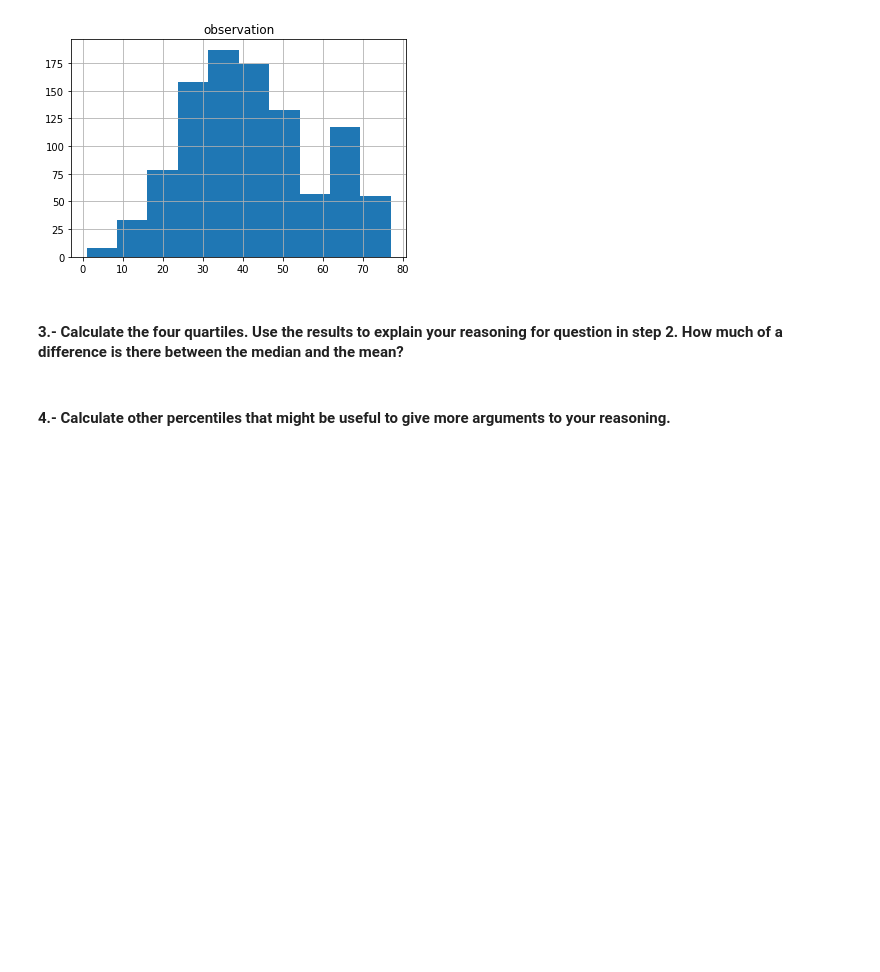
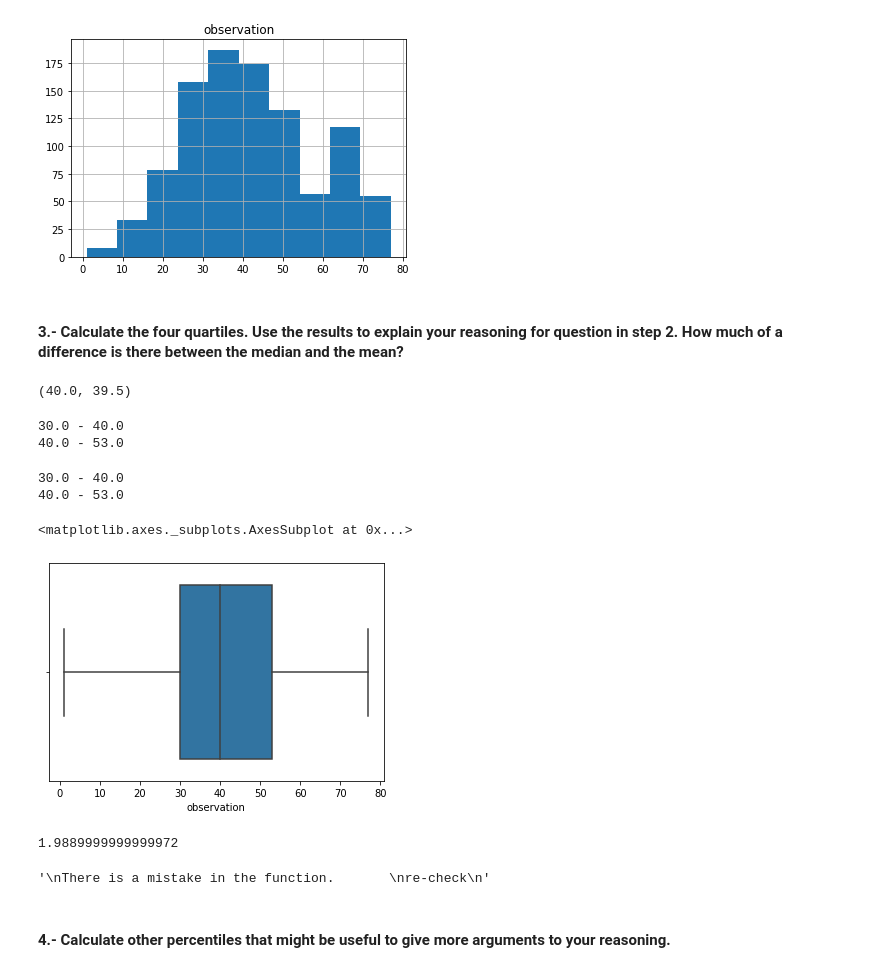
Before and after one commit to ta-data-bcn/descriptive-stats, a Jupyter notebook: your-code/main.ipynb, the cells around one changed output. Cells and saved outputs as stored; diff of their text form; code cells hidden in the pictures; blank space fills up the shorter version.

```diff
--- a/your-code/main.ipynb
+++ b/your-code/main.ipynb
@@ -466,3 +461,56 @@ your comments here
+# %%
+quartiles_calculation_list(df_ages_population3_raw["observation"])
+# %% [output]
+(40.0, 39.5)
+# %%
+#METHOD 1
+
+Q1, Q3 = quartiles_calculation_list(df_ages_population3_raw["observation"])
+
+median = median_calculation_list(df_ages_population3_raw["observation"])
+
+print(Q1, "-", median)
+print (median, "-", Q3)
+# %% [output]
+30.0 - 40.0
+40.0 - 53.0
+# %%
+#METHOD 2
+
+Q1 = np.percentile(df_ages_population3_raw["observation"], 25)  # Q1
+
+Median = np.percentile(df_ages_population3_raw["observation"], 50)  # median
+0.5
+
+Q3 = np.percentile(df_ages_population3_raw["observation"], 75)  # Q3
+
+print(Q1, "-", Median)
+print (Median, "-", Q3)
+# %% [output]
+30.0 - 40.0
+40.0 - 53.0
+# %%
+import seaborn as sns
+
+sns.boxplot(x=df_ages_population3_raw["observation"])
+# %% [output]
+<matplotlib.axes._subplots.AxesSubplot at 0x...>
+[figure, added]
+# %%
+mean_ages_3 - median
+# %% [output]
+1.9889999999999972
+# %%
+"""
+
+The mean and median are close, so the distribution is almost perfectlu symmetric. This also indicates that 50% of the
+population is between the Q1 and Q3.
+
+In other words, half population ages between 20 and 53 years old.
+
+"""
+# %% [output]
+'\nThere is a mistake in the function.       \nre-check\n'
 # %% [markdown]
 #### 4.- Calculate other percentiles that might be useful to give more arguments to your reasoning.
 # %%
```
Also changed, not shown: parts of 18 cells of this notebook.
